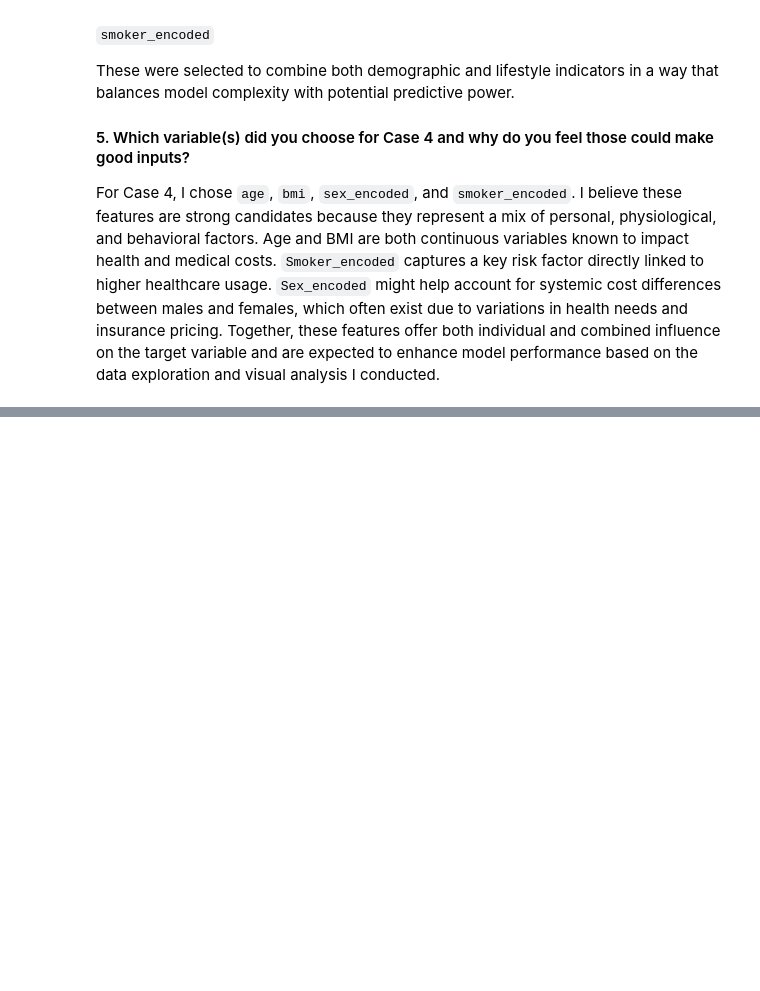
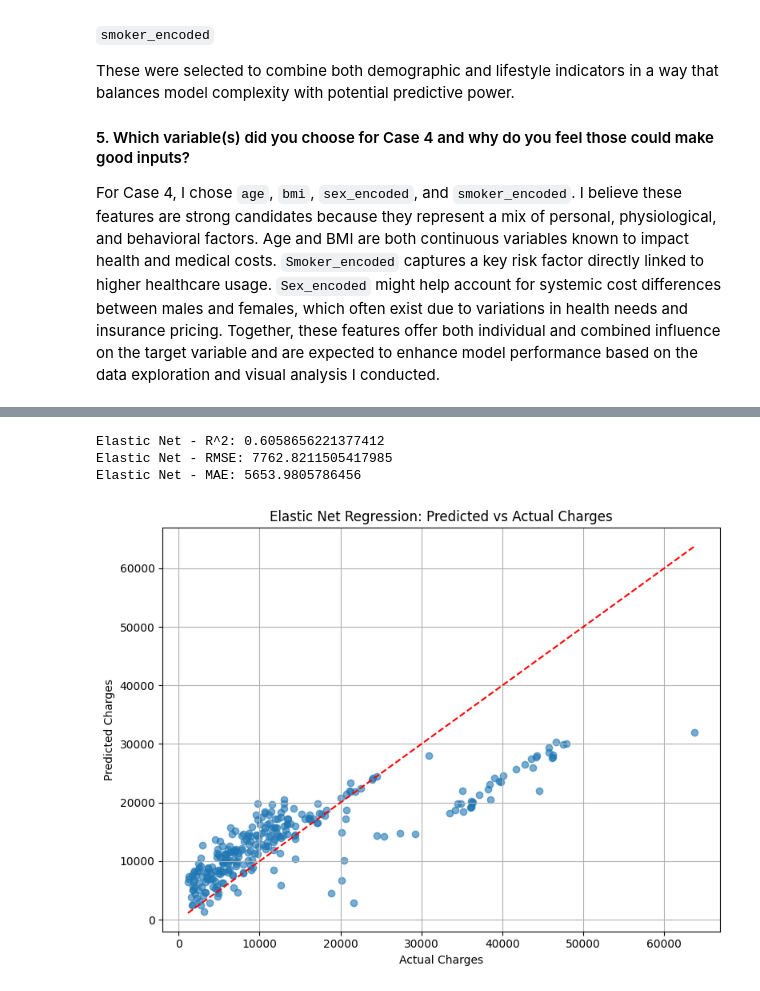
Before and after one commit to Data-Git-Hub/applied-ml-data-git-hub, a Jupyter notebook: lab04/ml04_data-git-hub.ipynb, the cells around one changed output, grey strips where cells are left out. Cells and saved outputs as stored; diff of their text form; code cells hidden in the pictures; blank space fills up the shorter version.

```diff
--- a/lab04/ml04_data-git-hub.ipynb
+++ b/lab04/ml04_data-git-hub.ipynb
@@ -313,0 +484,32 @@ For Case 4, I chose `age`, `bmi`, `sex_encoded`, and `smoker_encoded`. I believe
+# %%
+# Train Elastic Net model using Case 4
+elastic_model = ElasticNet(alpha=0.3, l1_ratio=0.5)
+elastic_model.fit(X4_train, y4_train)
+
+# Predict on test set
+y_pred_elastic = elastic_model.predict(X4_test)
+
+# Evaluate performance
+elastic_r2 = r2_score(y4_test, y_pred_elastic)
+elastic_rmse = np.sqrt(mean_squared_error(y4_test, y_pred_elastic))
+elastic_mae = mean_absolute_error(y4_test, y_pred_elastic)
+
+print("Elastic Net - R^2:", elastic_r2)
+print("Elastic Net - RMSE:", elastic_rmse)
+print("Elastic Net - MAE:", elastic_mae)
+
+# Visualize predictions vs actual
+plt.figure(figsize=(8, 6))
+plt.scatter(y4_test, y_pred_elastic, alpha=0.6)
+plt.plot([y4_test.min(), y4_test.max()], [y4_test.min(), y4_test.max()], 'r--')
+plt.xlabel('Actual Charges')
+plt.ylabel('Predicted Charges')
+plt.title('Elastic Net Regression: Predicted vs Actual Charges')
+plt.grid(True)
+plt.tight_layout()
+plt.show()
+# %% [output]
+Elastic Net - R^2: 0.6058656221377412
+Elastic Net - RMSE: 7762.8211505417985
+Elastic Net - MAE: 5653.9805786456
+[figure, added]
```
Also changed, not shown: parts of 29 cells of this notebook, 5 other files.
